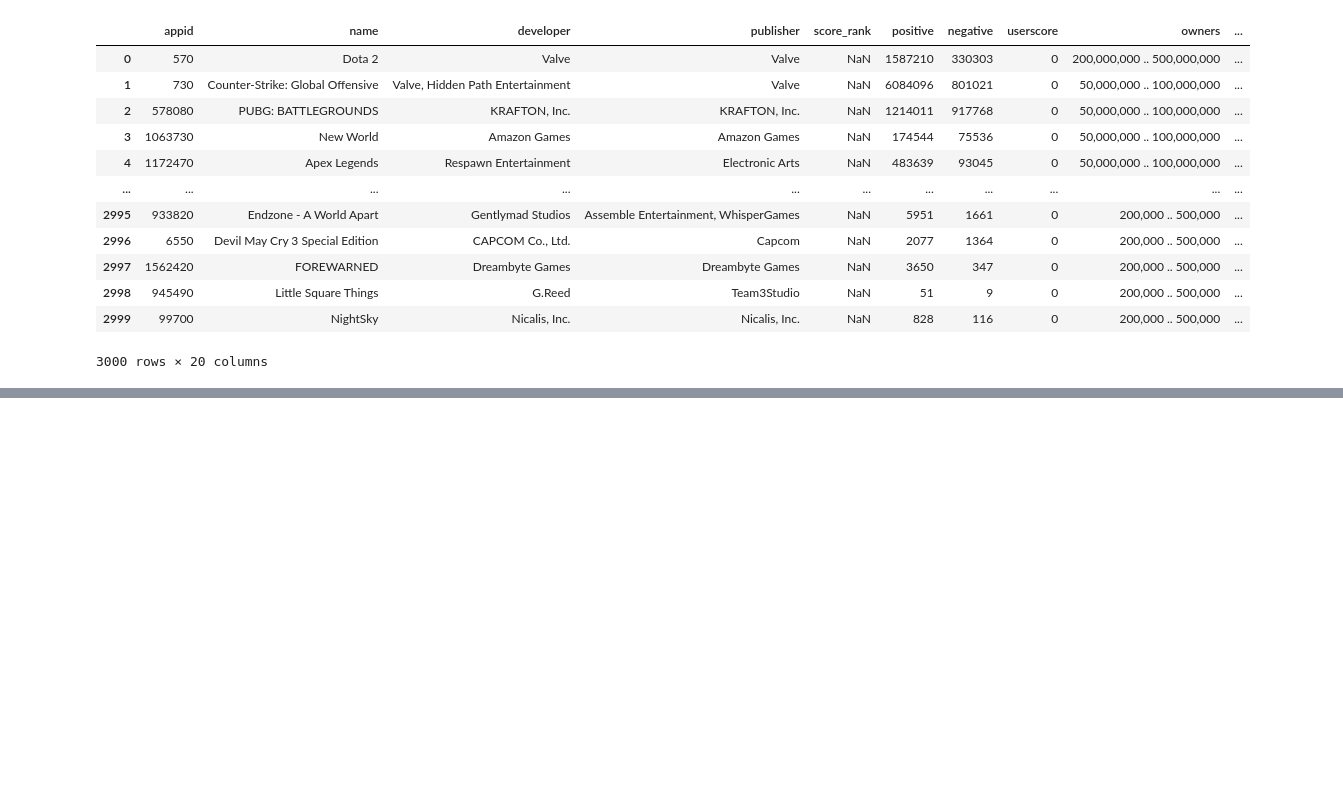
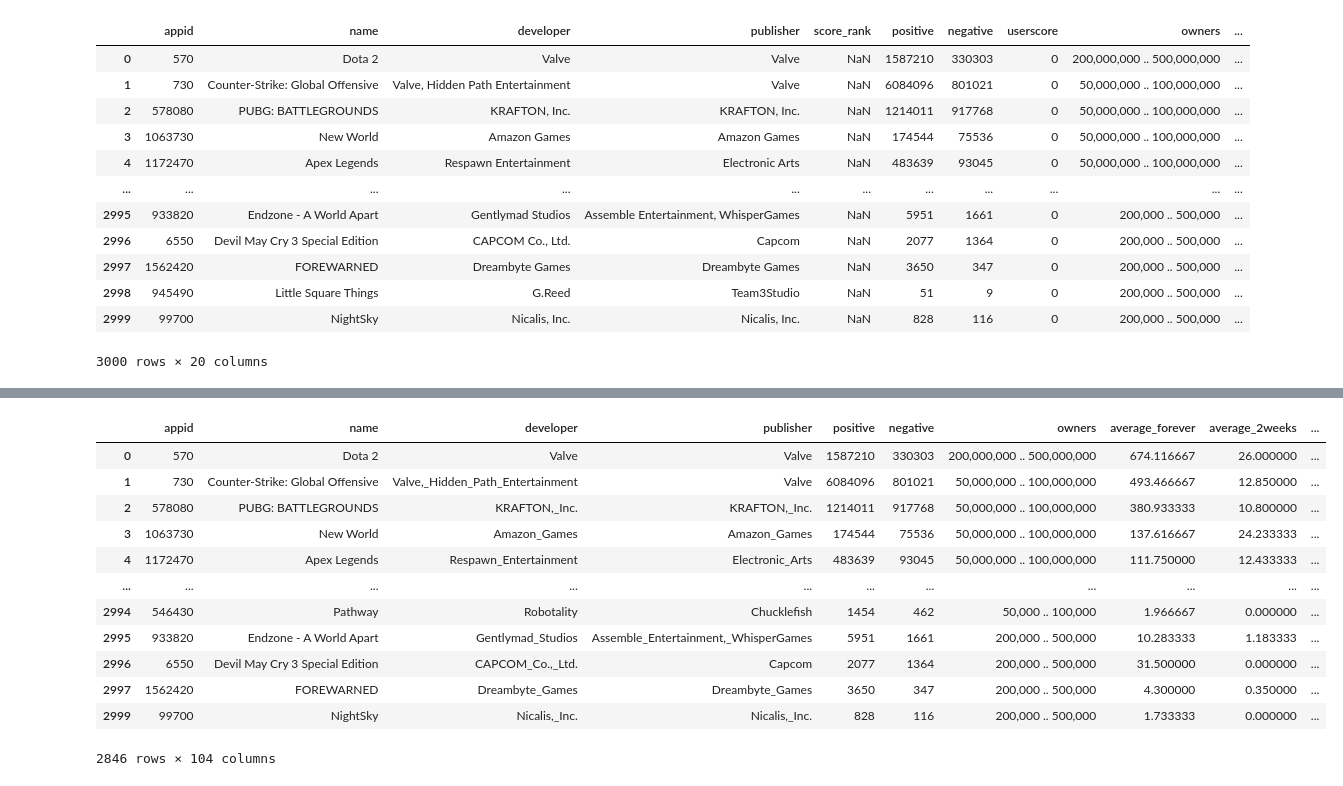
Before and after one commit to Estimating-steam-hours/Steam-Hours-Capstone, a Jupyter notebook: Michael/michael_working_notebook.ipynb, the cells around one changed output, grey strips where cells are left out. Drawn from its saved outputs; the diff is of its cells as text; code cells hidden in the pictures; blank space fills up the shorter version.

```diff
--- a/Michael/michael_working_notebook.ipynb
+++ b/Michael/michael_working_notebook.ipynb
@@ -355,0 +474,2 @@ df.to_csv('final_steamspy_3000_games.csv')
+# %%
+df = w.get_clean_steamspy_data()
@@ -355,0 +494,16 @@ df.to_csv('final_steamspy_3000_games.csv')
+# %%
+df
+# %% [output]
+|  | appid | name | developer | publisher | positive | negative | owners | average_forever | average_2weeks | ... |
+| 0 | 570 | Dota 2 | Valve | Valve | 1587210 | 330303 | 200,000,000 .. 500,000,000 | 674.116667 | 26.000000 | ... |
+| 1 | 730 | Counter-Strike: Global Offensive | Valve,_Hidden_Path_Entertainment | Valve | 6084096 | 801021 | 50,000,000 .. 100,000,000 | 493.466667 | 12.850000 | ... |
+| 2 | 578080 | PUBG: BATTLEGROUNDS | KRAFTON,_Inc. | KRAFTON,_Inc. | 1214011 | 917768 | 50,000,000 .. 100,000,000 | 380.933333 | 10.800000 | ... |
+| 3 | 1063730 | New World | Amazon_Games | Amazon_Games | 174544 | 75536 | 50,000,000 .. 100,000,000 | 137.616667 | 24.233333 | ... |
+| 4 | 1172470 | Apex Legends | Respawn_Entertainment | Electronic_Arts | 483639 | 93045 | 50,000,000 .. 100,000,000 | 111.750000 | 12.433333 | ... |
+| ... | ... | ... | ... | ... | ... | ... | ... | ... | ... | ... |
+| 2994 | 546430 | Pathway | Robotality | Chucklefish | 1454 | 462 | 50,000 .. 100,000 | 1.966667 | 0.000000 | ... |
+| 2995 | 933820 | Endzone - A World Apart | Gentlymad_Studios | Assemble_Entertainment,_WhisperGames | 5951 | 1661 | 200,000 .. 500,000 | 10.283333 | 1.183333 | ... |
+| 2996 | 6550 | Devil May Cry 3 Special Edition | CAPCOM_Co.,_Ltd. | Capcom | 2077 | 1364 | 200,000 .. 500,000 | 31.500000 | 0.000000 | ... |
+| 2997 | 1562420 | FOREWARNED | Dreambyte_Games | Dreambyte_Games | 3650 | 347 | 200,000 .. 500,000 | 4.300000 | 0.350000 | ... |
+| 2999 | 99700 | NightSky | Nicalis,_Inc. | Nicalis,_Inc. | 828 | 116 | 200,000 .. 500,000 | 1.733333 | 0.000000 | ... |
+2846 rows × 104 columns
```
Also changed, not shown: parts of 21 cells of this notebook, 2 other files.
